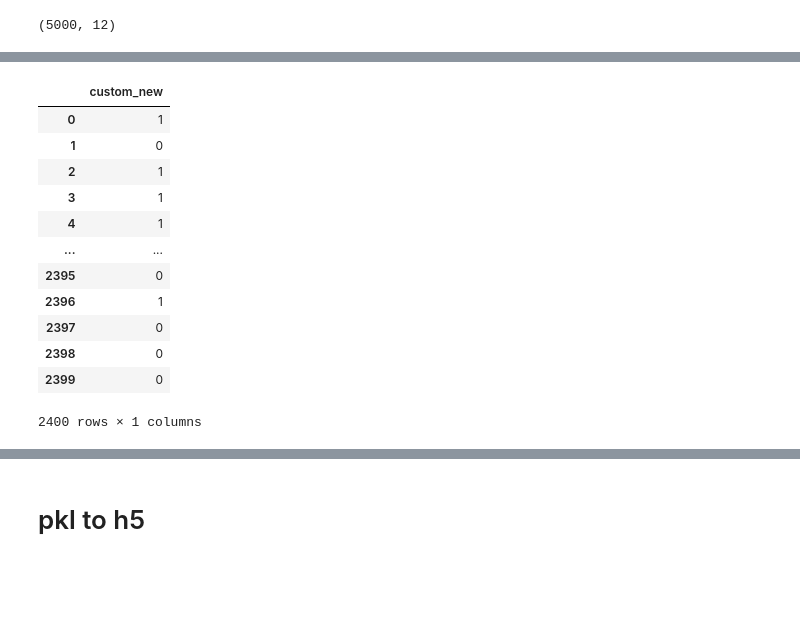
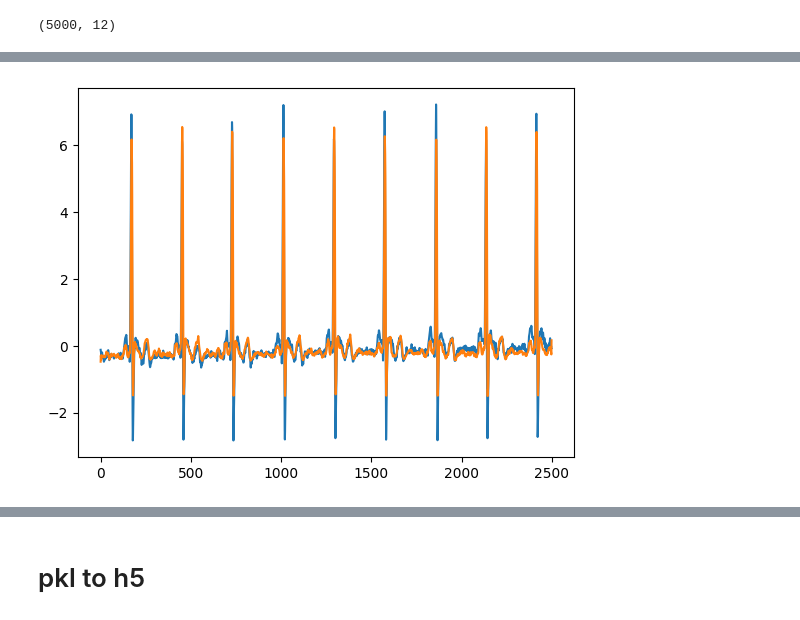
Before and after one commit to LEEHM97/Artifact-Detection-In-ECG, a Jupyter notebook: preprocessing.ipynb, the cells around one changed output, grey strips where cells are left out. Cells and saved outputs as stored; diff of their text form; code cells hidden in the pictures; blank space fills up the shorter version.

```diff
--- a/preprocessing.ipynb
+++ b/preprocessing.ipynb
@@ -105,17 +108,0 @@ plt.show()
-# %%
-df = pd.read_csv("./label/final_custom_label_20240912.csv")
-df
-# %% [output]
-|  | custom_new |
-| 0 | 1 |
-| 1 | 0 |
-| 2 | 1 |
-| 3 | 1 |
-| 4 | 1 |
-| ... | ... |
-| 2395 | 0 |
-| 2396 | 1 |
-| 2397 | 0 |
-| 2398 | 0 |
-| 2399 | 0 |
-2400 rows × 1 columns
@@ -123,0 +109,11 @@ custom_label = np.array(df['custom_new'].to_list())
+# %%
+a = sub[0][:,0]
+b = sub[0][:,-1]
+
+a = (a-a.mean()) / a.std()
+b = (b-b.mean()) / b.std()
+plt.plot(a)
+plt.plot(b)
+plt.show()
+# %% [output]
+[figure, added]
```
Also changed, not shown: parts of 14 cells of this notebook, 9 other files.
